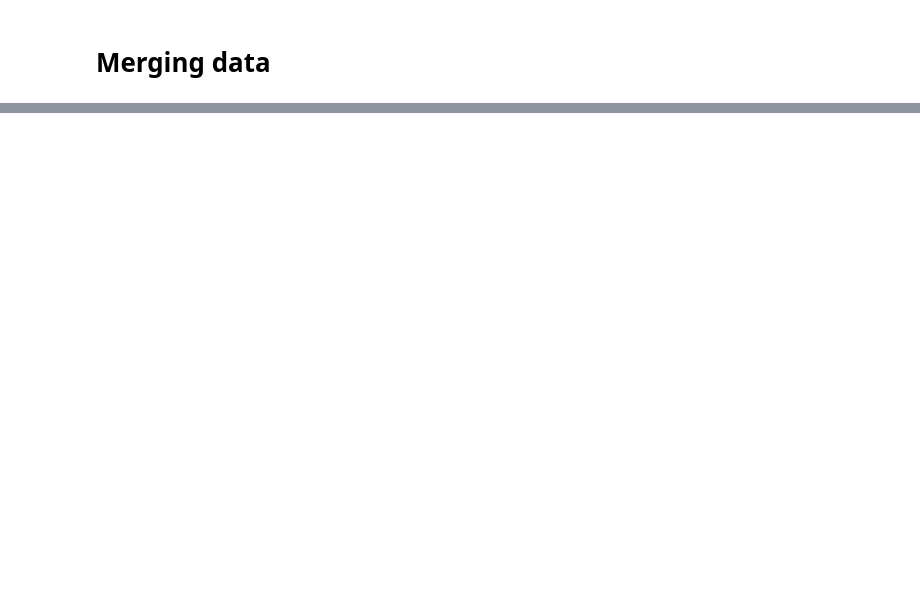
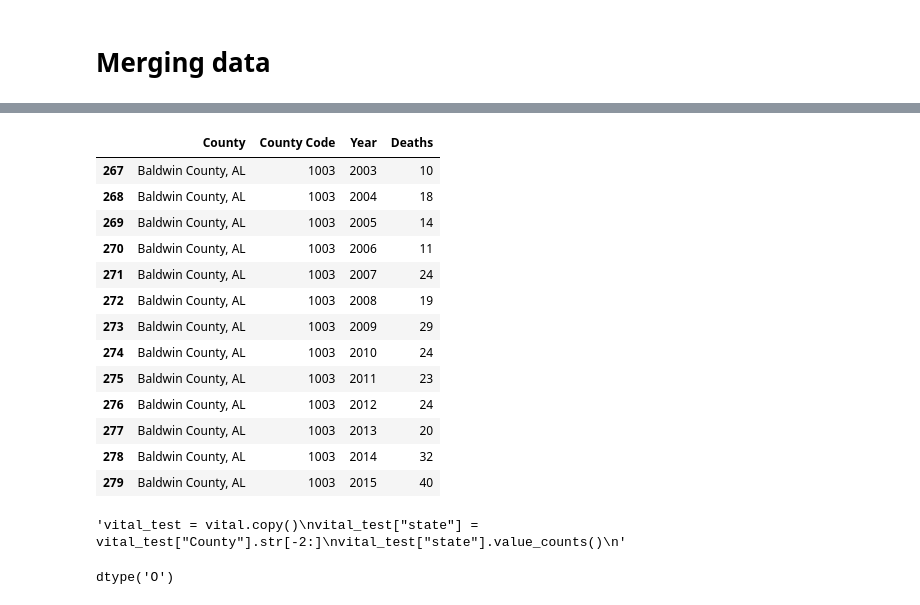
Before and after one commit to ShiningYang0207/opioid-control-policy, a Jupyter notebook: 20_modeling/merging.ipynb, the cells around one changed output, grey strips where cells are left out. Saved outputs shown, nothing was run; the diff lists cells and outputs as text; code cells hidden in the pictures; blank space fills up the shorter version.

```diff
--- a/20_modeling/merging.ipynb
+++ b/20_modeling/merging.ipynb
@@ -46,3 +51,31 @@ vital.sample(10)
+# %%
+vital[vital["County Code"]==1003]
+# %% [output]
+|  | County | County Code | Year | Deaths |
+| 267 | Baldwin County, AL | 1003 | 2003 | 10 |
+| 268 | Baldwin County, AL | 1003 | 2004 | 18 |
+| 269 | Baldwin County, AL | 1003 | 2005 | 14 |
+| 270 | Baldwin County, AL | 1003 | 2006 | 11 |
+| 271 | Baldwin County, AL | 1003 | 2007 | 24 |
+| 272 | Baldwin County, AL | 1003 | 2008 | 19 |
+| 273 | Baldwin County, AL | 1003 | 2009 | 29 |
+| 274 | Baldwin County, AL | 1003 | 2010 | 24 |
+| 275 | Baldwin County, AL | 1003 | 2011 | 23 |
+| 276 | Baldwin County, AL | 1003 | 2012 | 24 |
+| 277 | Baldwin County, AL | 1003 | 2013 | 20 |
+| 278 | Baldwin County, AL | 1003 | 2014 | 32 |
+| 279 | Baldwin County, AL | 1003 | 2015 | 40 |
+# %%
+'''vital_test = vital.copy()
+vital_test["state"] = vital_test["County"].str[-2:]
+vital_test["state"].value_counts()
+'''
+# %% [output]
+'vital_test = vital.copy()\nvital_test["state"] = vital_test["County"].str[-2:]\nvital_test["state"].value_counts()\n'
+# %%
+vital["County"].dtype
+# %% [output]
+dtype('O')
 # %%
 population.sample(10)
 # %% [output]
```
Also changed, not shown: parts of 11 cells of this notebook, 4 other files.
